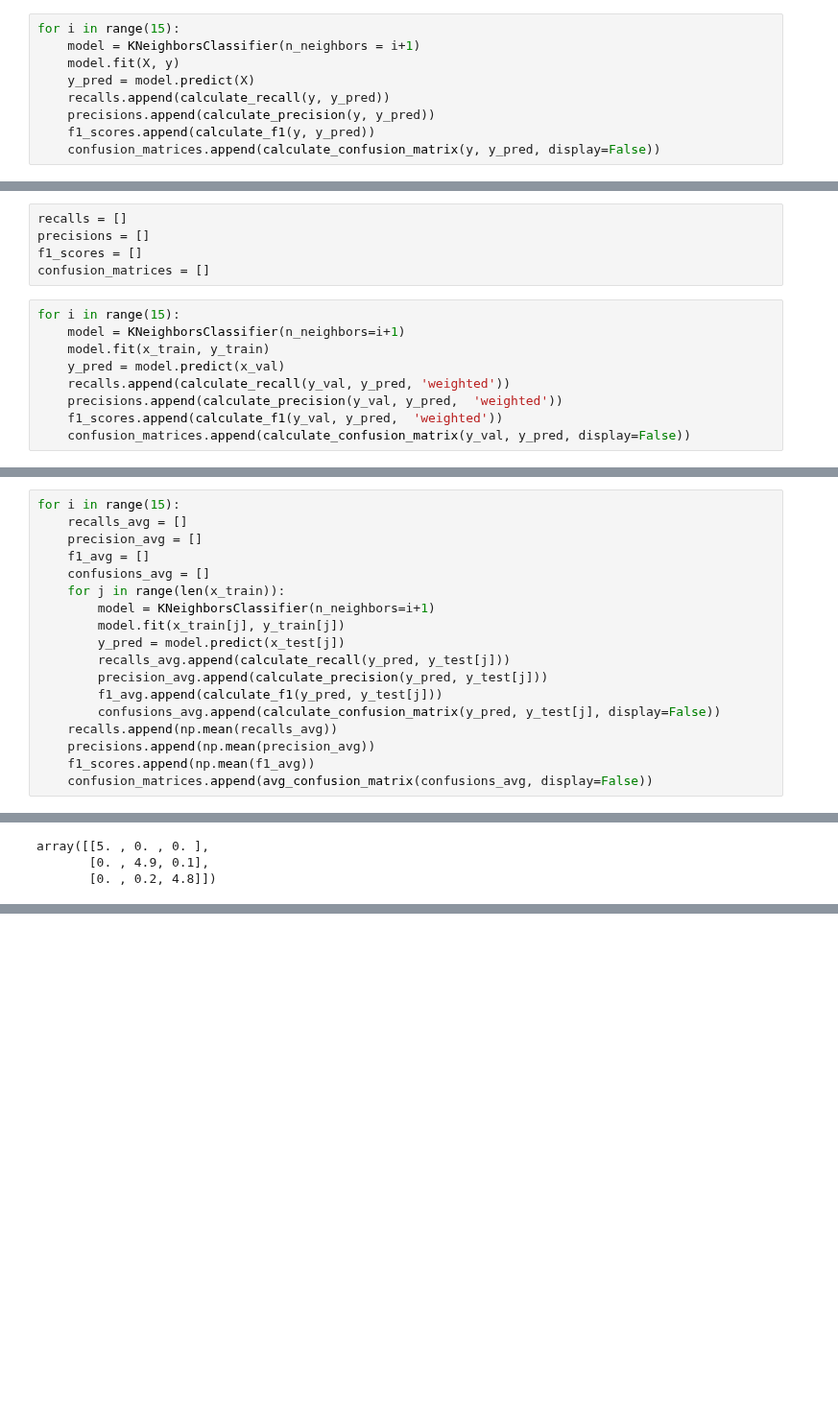
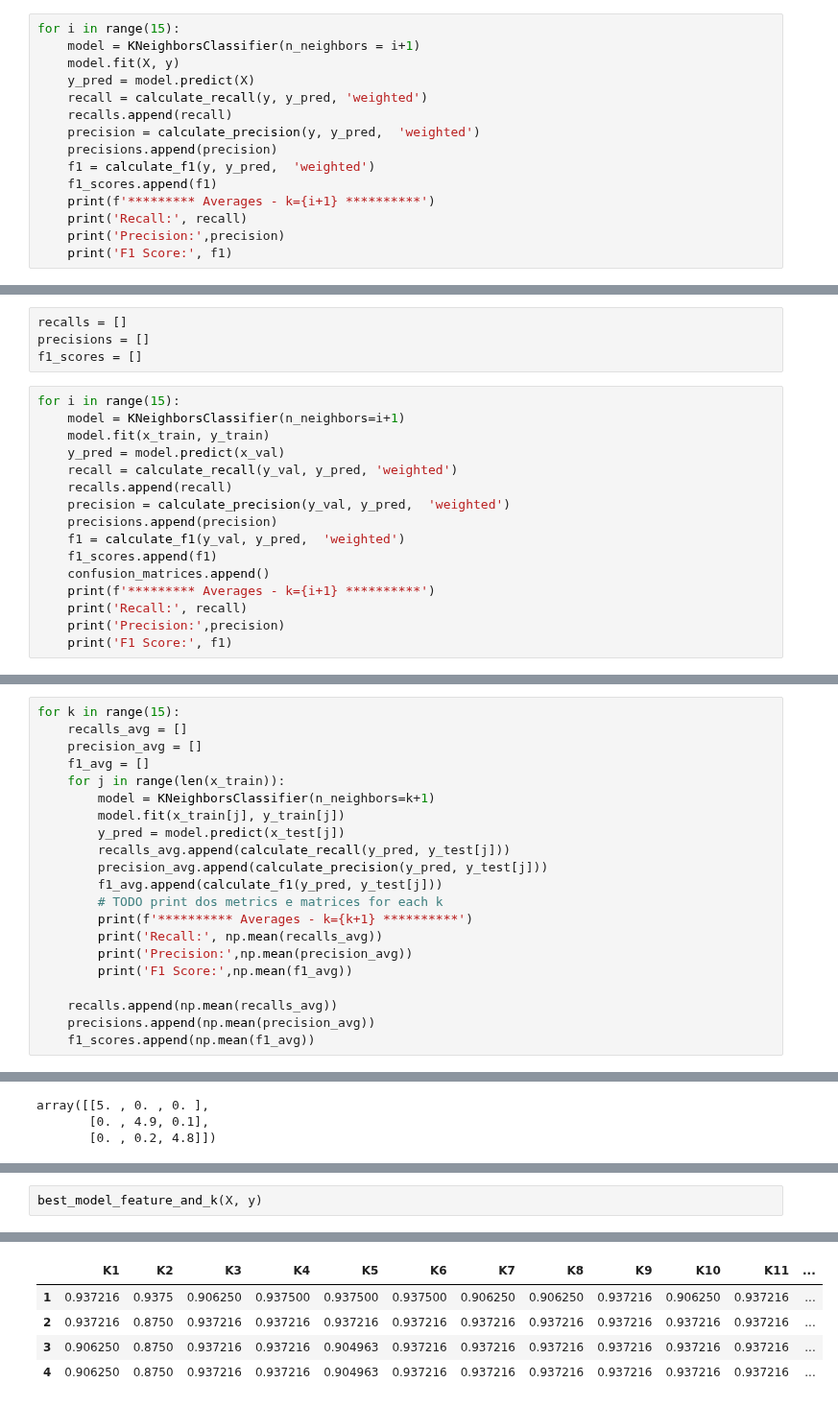
Before and after one commit to PugtgYosuky/clf-human-activities, a Jupyter notebook: src/projectB.ipynb, the cells around one changed output, grey strips where cells are left out. Shown at 96% size. Cells and saved outputs as stored; diff of their text form; blank space fills up the shorter version.

```diff
--- a/src/projectB.ipynb
+++ b/src/projectB.ipynb
@@ -186,7 +195,13 @@ for i in range(15):
     model = KNeighborsClassifier(n_neighbors = i+1)
     model.fit(X, y)
     y_pred = model.predict(X)
-    recalls.append(calculate_recall(y, y_pred))
-    precisions.append(calculate_precision(y, y_pred))
-    f1_scores.append(calculate_f1(y, y_pred))
-    confusion_matrices.append(calculate_confusion_matrix(y, y_pred, display=False))
+    recall = calculate_recall(y, y_pred, 'weighted')
+    recalls.append(recall)
+    precision = calculate_precision(y, y_pred,  'weighted')
+    precisions.append(precision)
+    f1 = calculate_f1(y, y_pred,  'weighted')
+    f1_scores.append(f1)
+    print(f'********* Averages - k={i+1} **********')
+    print('Recall:', recall)
+    print('Precision:',precision)
+    print('F1 Score:', f1)
@@ -213,16 +257,22 @@ x_train, x_val, y_train, y_val = split_train_test(x_train_total, y_train_total,
 recalls = []
 precisions = []
 f1_scores = []
-confusion_matrices = []
 # %%
 for i in range(15):
     model = KNeighborsClassifier(n_neighbors=i+1)
     model.fit(x_train, y_train)
     y_pred = model.predict(x_val)
-    recalls.append(calculate_recall(y_val, y_pred, 'weighted'))
-    precisions.append(calculate_precision(y_val, y_pred,  'weighted'))
-    f1_scores.append(calculate_f1(y_val, y_pred,  'weighted'))
-    confusion_matrices.append(calculate_confusion_matrix(y_val, y_pred, display=False))
+    recall = calculate_recall(y_val, y_pred, 'weighted')
+    recalls.append(recall)
+    precision = calculate_precision(y_val, y_pred,  'weighted')
+    precisions.append(precision)
+    f1 = calculate_f1(y_val, y_pred,  'weighted')
+    f1_scores.append(f1)
+    confusion_matrices.append()
+    print(f'********* Averages - k={i+1} **********')
+    print('Recall:', recall)
+    print('Precision:',precision)
+    print('F1 Score:', f1)
 # %%
 print('Averages')
 print('Recall:', np.mean(recalls))
@@ -280,20 +329,23 @@ confusion_matrices = []
 # %%
 x_train, x_test, y_train, y_test = split_k_fold(X, y, 10)
 # %%
-for i in range(15):
+for k in range(15):
     recalls_avg = []
     precision_avg = []
     f1_avg = []
-    confusions_avg = []
     for j in range(len(x_train)):
-        model = KNeighborsClassifier(n_neighbors=i+1)
+        model = KNeighborsClassifier(n_neighbors=k+1)
         model.fit(x_train[j], y_train[j])
         y_pred = model.predict(x_test[j])
         recalls_avg.append(calculate_recall(y_pred, y_test[j]))
         precision_avg.append(calculate_precision(y_pred, y_test[j]))
         f1_avg.append(calculate_f1(y_pred, y_test[j]))
-        confusions_avg.append(calculate_confusion_matrix(y_pred, y_test[j], display=False))
+        # TODO print dos metrics e matrices for each k
+        print(f'********** Averages - k={k+1} **********')
+        print('Recall:', np.mean(recalls_avg))
+        print('Precision:',np.mean(precision_avg))
+        print('F1 Score:',np.mean(f1_avg))
+
     recalls.append(np.mean(recalls_avg))
     precisions.append(np.mean(precision_avg))
     f1_scores.append(np.mean(f1_avg))
-    confusion_matrices.append(avg_confusion_matrix(confusions_avg, display=False))
@@ -356,0 +468,3 @@ array([[5. , 0. , 0. ],
+# %%
+best_model_feature_and_k(X, y)
+# %% [output]
@@ -356,0 +479,5 @@ array([[5. , 0. , 0. ],
+|  | K1 | K2 | K3 | K4 | K5 | K6 | K7 | K8 | K9 | K10 | K11 | ... |
+| 1 | 0.937216 | 0.9375 | 0.906250 | 0.937500 | 0.937500 | 0.937500 | 0.906250 | 0.906250 | 0.937216 | 0.906250 | 0.937216 | ... |
+| 2 | 0.937216 | 0.8750 | 0.937216 | 0.937216 | 0.937216 | 0.937216 | 0.937216 | 0.937216 | 0.937216 | 0.937216 | 0.937216 | ... |
+| 3 | 0.906250 | 0.8750 | 0.937216 | 0.937216 | 0.904963 | 0.937216 | 0.937216 | 0.937216 | 0.937216 | 0.937216 | 0.937216 | ... |
+| 4 | 0.906250 | 0.8750 | 0.937216 | 0.937216 | 0.904963 | 0.937216 | 0.937216 | 0.937216 | 0.937216 | 0.937216 | 0.937216 | ... |
```
Also changed, not shown: parts of 19 cells of this notebook.
